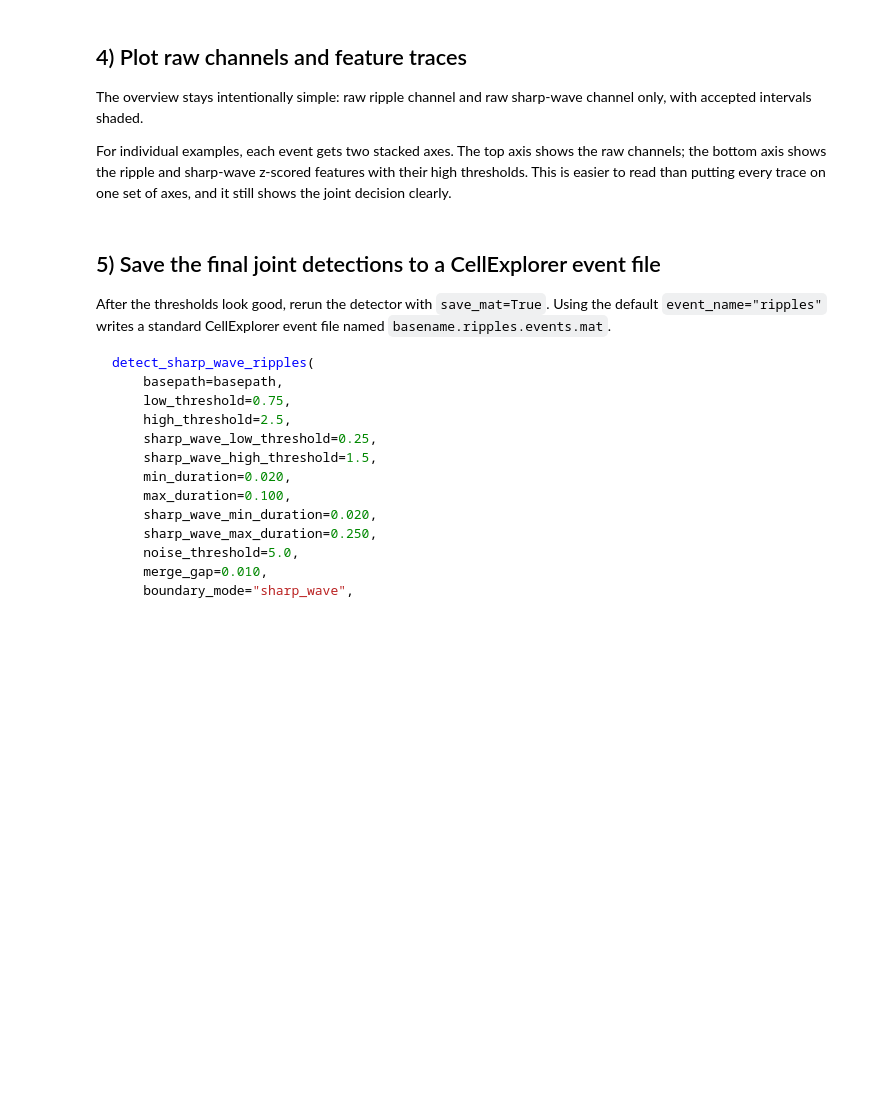
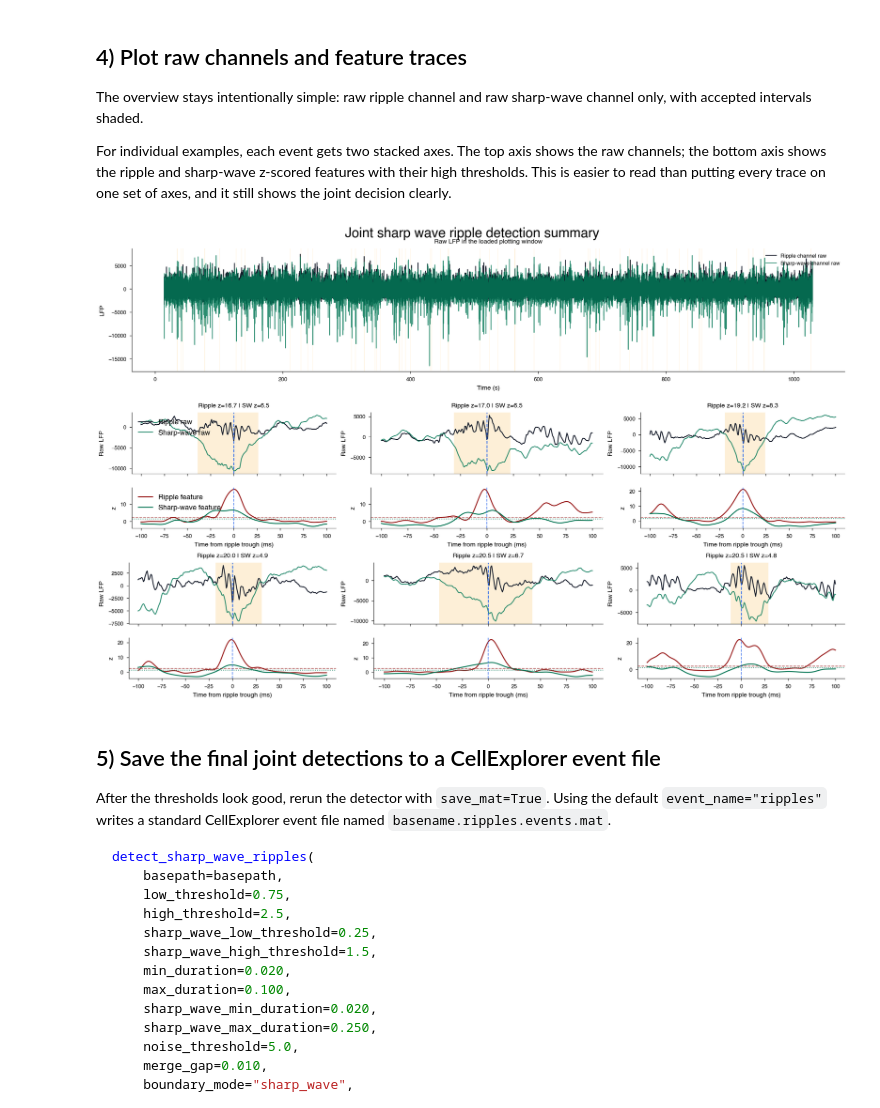
Before and after one commit to ryanharvey1/neuro_py, a Jupyter notebook: tutorials/sharp_wave_ripple_detection.ipynb, the cells around one changed output. Cells and saved outputs as stored; diff of their text form; code cells hidden in the pictures; blank space fills up the shorter version.

```diff
--- a/tutorials/sharp_wave_ripple_detection.ipynb
+++ b/tutorials/sharp_wave_ripple_detection.ipynb
@@ -189,9 +237,21 @@ def plot_joint_swr_summary(
     outer = fig.add_gridspec(2, 1, height_ratios=[0.9, 2.2], hspace=0.08)
 
     ax_overview = fig.add_subplot(outer[0, 0])
-    ax_overview.plot(timestamps, ripple_raw, color="#111827", lw=0.8, label="Ripple channel raw")
-    ax_overview.plot(timestamps, sharp_wave_raw, color="#047857", lw=0.8, alpha=0.85, label="Sharp-wave channel raw")
-    for start, stop in events.loc[(events["stop"] >= timestamps[0]) & (events["start"] <= timestamps[-1]), ["start", "stop"]].to_numpy():
+    ax_overview.plot(
+        timestamps, ripple_raw, color="#111827", lw=0.8, label="Ripple channel raw"
+    )
+    ax_overview.plot(
+        timestamps,
+        sharp_wave_raw,
+        color="#047857",
+        lw=0.8,
+        alpha=0.85,
+        label="Sharp-wave channel raw",
+    )
+    for start, stop in events.loc[
+        (events["stop"] >= timestamps[0]) & (events["start"] <= timestamps[-1]),
+        ["start", "stop"],
+    ].to_numpy():
         ax_overview.axvspan(start, stop, color="#f59e0b", alpha=0.16, lw=0)
     ax_overview.set_title("Raw LFP in the loaded plotting window")
     ax_overview.set_xlabel("Time (s)")
@@ -202,9 +262,13 @@ def plot_joint_swr_summary(
     event_axes = event_grid.subplots().ravel()
     half_window = int(round(example_window * fs))
 
-    for panel_index, (container_ax, (_, event)) in enumerate(zip(event_axes, events_for_plot.sort_values("peaks").iterrows())):
+    for panel_index, (container_ax, (_, event)) in enumerate(
+        zip(event_axes, events_for_plot.sort_values("peaks").iterrows())
+    ):
         container_ax.axis("off")
-        subgrid = container_ax.get_subplotspec().subgridspec(2, 1, height_ratios=[1.2, 0.8], hspace=0.05)
+        subgrid = container_ax.get_subplotspec().subgridspec(
+            2, 1, height_ratios=[1.2, 0.8], hspace=0.05
+        )
         raw_ax = fig.add_subplot(subgrid[0, 0])
         feature_ax = fig.add_subplot(subgrid[1, 0], sharex=raw_ax)
 
@@ -213,8 +277,21 @@ def plot_joint_swr_summary(
         stop_idx = min(len(timestamps), peak_idx + half_window + 1)
         local_time = (timestamps[start_idx:stop_idx] - event["peaks"]) * 1000.0
 
-        raw_ax.plot(local_time, ripple_raw[start_idx:stop_idx], color="#111827", lw=1.0, label="Ripple raw")
-        raw_ax.plot(local_time, sharp_wave_raw[start_idx:stop_idx], color="#047857", lw=1.0, alpha=0.85, label="Sharp-wave raw")
+        raw_ax.plot(
+            local_time,
+            ripple_raw[start_idx:stop_idx],
+            color="#111827",
+            lw=1.0,
+            label="Ripple raw",
+        )
+        raw_ax.plot(
+            local_time,
+            sharp_wave_raw[start_idx:stop_idx],
+            color="#047857",
+            lw=1.0,
+            alpha=0.85,
+            label="Sharp-wave raw",
+        )
         raw_ax.axvspan(
             (event["start"] - event["peaks"]) * 1000.0,
             (event["stop"] - event["peaks"]) * 1000.0,
@@ -223,41 +300,61 @@ def plot_joint_swr_summary(
             lw=0,
         )
         raw_ax.axvline(0.0, color="#2563eb", ls="--", lw=0.9)
-        raw_ax.set_title(f"Ripple z={event['peakNormedPower']:.1f} | SW z={event['sharp_wave_peakNormedPower']:.1f}")
+        raw_ax.set_title(
+            f"Ripple z={event['peakNormedPower']:.1f} | SW z={event['sharp_wave_peakNormedPower']:.1f}"
+        )
         raw_ax.set_ylabel("Raw LFP")
         raw_ax.tick_params(labelbottom=False)
 
-        feature_ax.plot(local_time, ripple_power[start_idx:stop_idx], color="#991b1b", lw=1.1, label="Ripple feature")
-        feature_ax.plot(local_time, sharp_wave_power[start_idx:stop_idx], color="#047857", lw=1.1, label="Sharp-wave feature")
-        feature_ax.axhline(ripple_high_threshold, color="#991b1b", ls="--", lw=0.8, alpha=0.75)
-        feature_ax.axhline(sharp_wave_high_threshold, color="#047857", ls=":", lw=0.9, alpha=0.85)
+        feature_ax.plot(
+            local_time,
+            ripple_power[start_idx:stop_idx],
+            color="#991b1b",
+            lw=1.1,
+            label="Ripple feature",
+        )
+        feature_ax.plot(
+            local_time,
+            sharp_wave_power[start_idx:stop_idx],
+            color="#047857",
+            lw=1.1,
+            label="Sharp-wave feature",
+        )
+        feature_ax.axhline(
+            ripple_high_threshold, color="#991b1b", ls="--", lw=0.8, alpha=0.75
+        )
+        feature_ax.axhline(
+            sharp_wave_high_threshold, color="#047857", ls=":", lw=0.9, alpha=0.85
+        )
         feature_ax.axvline(0.0, color="#2563eb", ls="--", lw=0.8, alpha=0.8)
         feature_ax.set_xlabel("Time from ripple trough (ms)")
         feature_ax.set_ylabel("z")
 
         if panel_index == 0:
             raw_ax.legend(loc="upper left", frameon=False, fontsize=8)
             feature_ax.legend(loc="upper left", frameon=False, fontsize=8)
 
-    for ax in event_axes[len(events_for_plot):]:
+    for ax in event_axes[len(events_for_plot) :]:
         ax.axis("off")
 
     return fig
 
 
 fig = plot_joint_swr_summary(
     ripples,
     events_for_plot,
     timestamps,
     raw,
     sharp_wave_raw,
     ripple_power,
     sharp_wave_power,
     fs,
     ripple_high_threshold=2.5,
     sharp_wave_high_threshold=1.5,
 )
 fig.suptitle("Joint sharp wave ripple detection summary", y=1.02, fontsize=15);
+# %% [output]
+[figure, added]
 # %% [markdown]
 ## 5) Save the final joint detections to a CellExplorer event file
 
```
Also changed, not shown: parts of 6 cells of this notebook.
